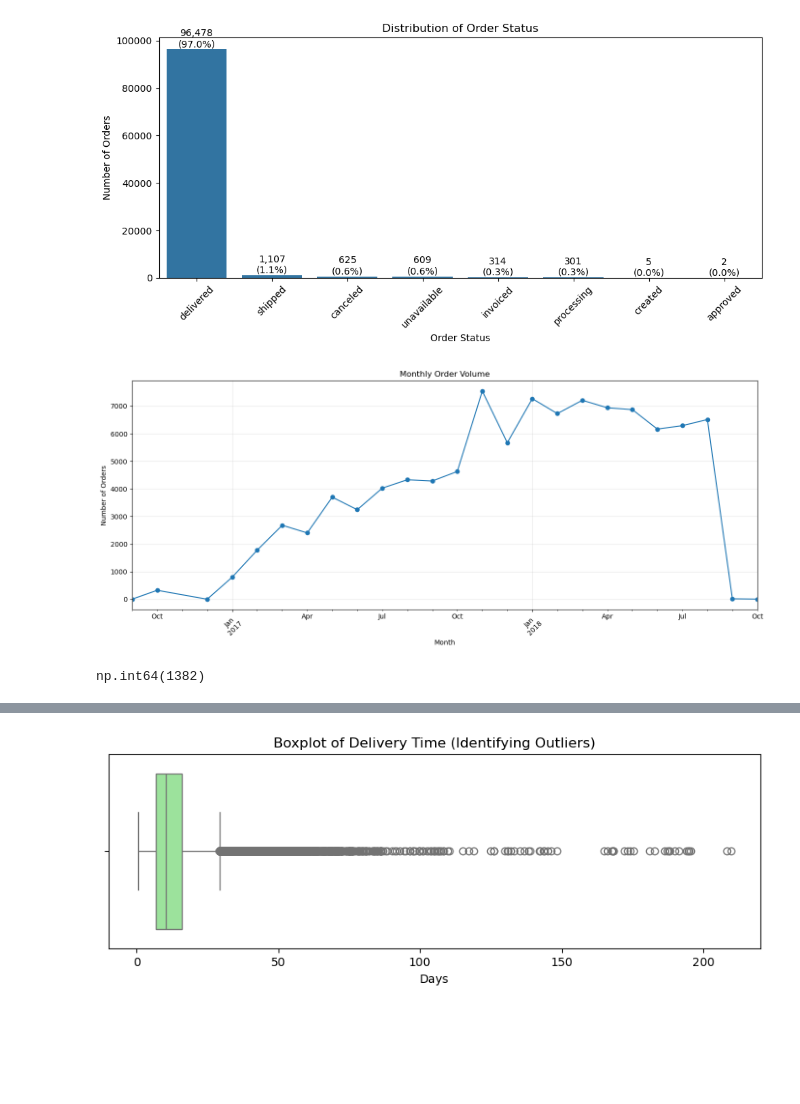
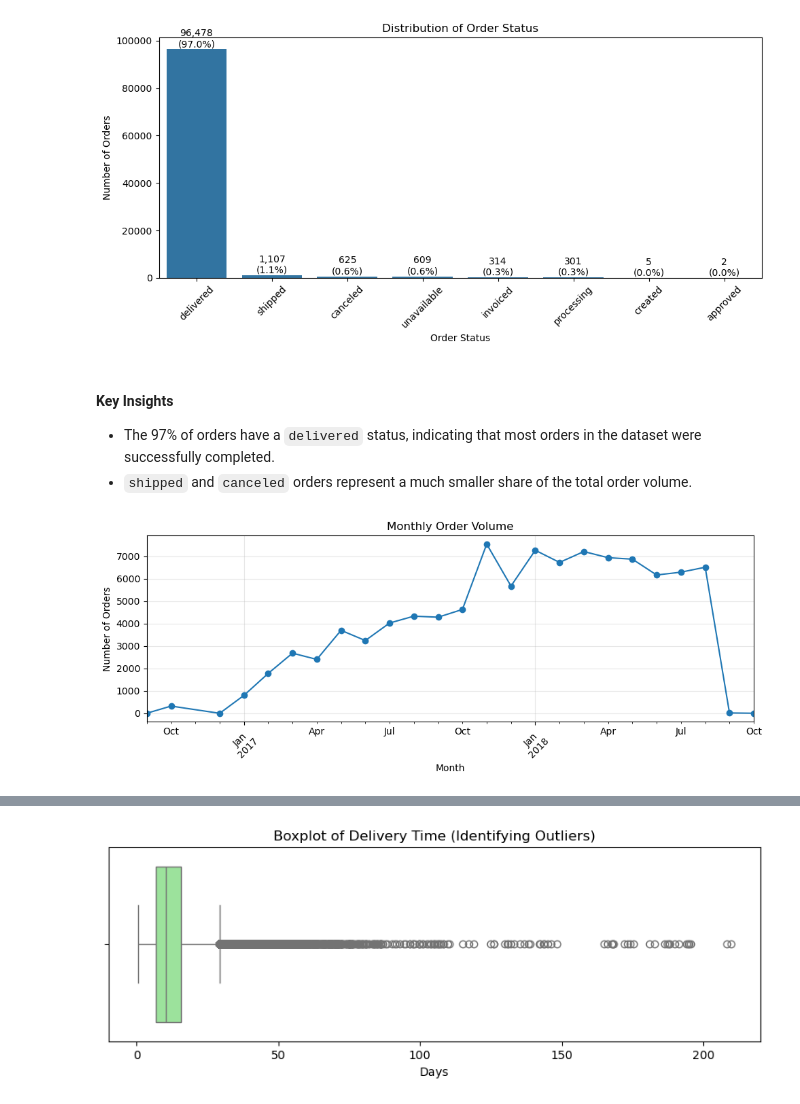
Before and after one commit to AminrezaAman/brazilian-ecommerce-analytics, a Jupyter notebook: notebooks/03_Exploratory_Data_Analysis.ipynb, the cells around one changed output, grey strips where cells are left out. Drawn from its saved outputs; the diff is of its cells as text; code cells hidden in the pictures; blank space fills up the shorter version.

Commit message:
ask questions, showing charts, and writing down their business insights

```diff
--- a/notebooks/03_Exploratory_Data_Analysis.ipynb
+++ b/notebooks/03_Exploratory_Data_Analysis.ipynb
@@ -73,32 +58,29 @@ plt.tight_layout()
 plt.show()
 # %% [output]
 [figure]
+# %% [markdown]
+#### Key Insights
+
+- The 97% of orders have a `delivered` status, indicating that most orders in the dataset were successfully completed.
+- `shipped` and `canceled` orders represent a much smaller share of the total order volume.
 # %%
 monthly_orders = (
     orders_cleaned.groupby(orders_cleaned['order_purchase_timestamp'].dt.to_period("M")).size()
     )
 monthly_orders
 
-plt.figure(figsize=(14, 6))
+plt.figure(figsize=(10, 4))
 
 monthly_orders.plot(kind="line", marker="o")
 
 plt.title("Monthly Order Volume")
 plt.xlabel("Month")
 plt.ylabel("Number of Orders")
 
 plt.xticks(rotation=45)
 plt.grid(alpha=0.3)
 
 plt.tight_layout()
 plt.show()
 # %% [output]
-[figure, old version]
+[figure, new version]
-# %%
-orders_cleaned['has_invalid_duration'] = (
- (orders_cleaned['approval_to_carrier_hours'] < 0 ) |
- (orders_cleaned['carrier_to_customer_hours'] < 0)
-)
-orders_cleaned['has_invalid_duration'].sum()
-# %% [output]
-np.int64(1382)
```
Also changed, not shown: parts of 29 cells of this notebook.
